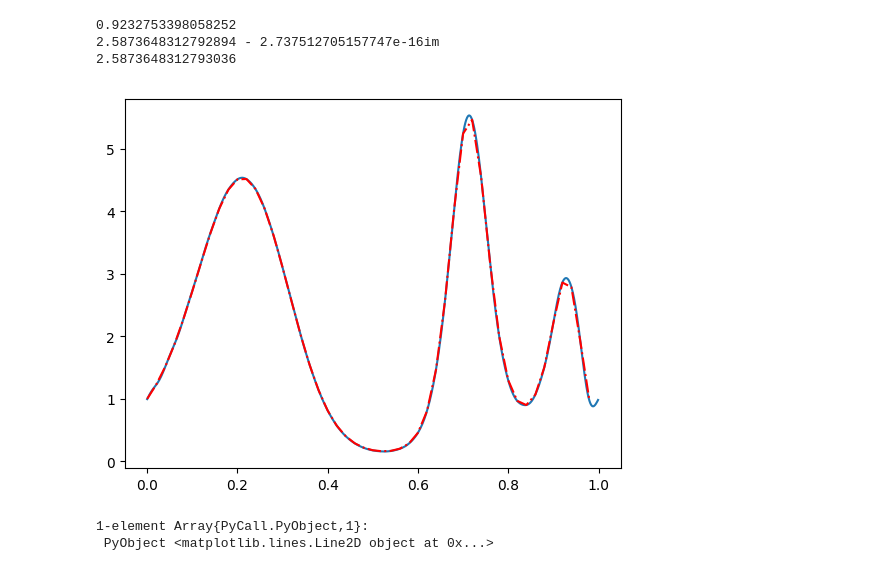
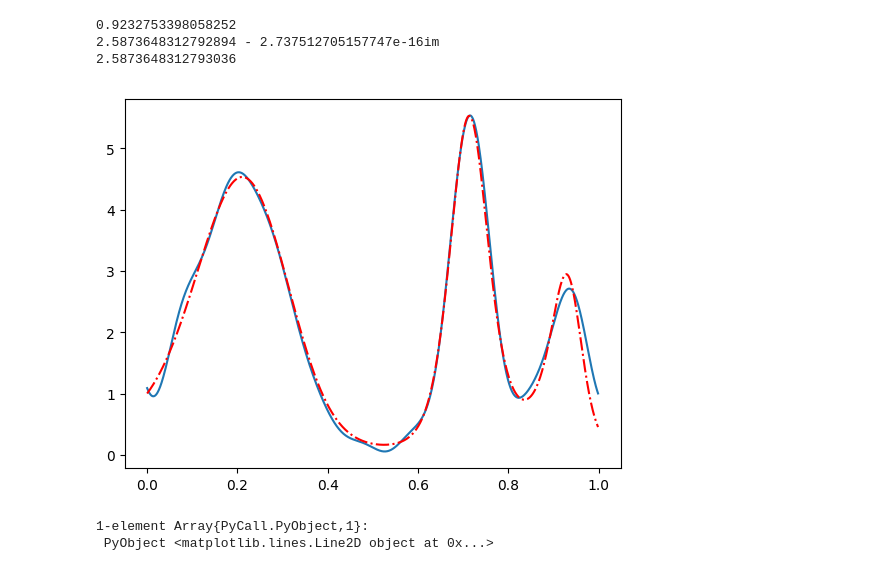
Before and after one commit to yhrtsai/M348-Fall-2017, a Jupyter notebook: Interpolation.ipynb, the cells around one changed output. Saved outputs shown, nothing was run; the diff lists cells and outputs as text; code cells hidden in the pictures.

```diff
--- a/Interpolation.ipynb
+++ b/Interpolation.ipynb
@@ -791,23 +800,24 @@ println(3cos(2π*38*x0))
 # %%
 using PyPlot
 
 f(x) = exp.(sin.(10x)+ sin.((4x).^2))
 
+
 #generate data to interpolate
-N=50
+N=18
 x=linspace(0,1-1/N,N)
 y=f.(x)
 
 z=linspace(0,1-1/1000,1000)
 f_int=zeros(length(z))
 
 for i=1:length(z)
    f_int[i]=real(trig_interp(y, z[i]))
 end
 
 plot(z, f_int)
-plot(x, y, "r-.")
+plot(z, f.(z), "r-.")
 # %% [output]
-[figure, old version]
+[figure, new version]
 1-element Array{PyCall.PyObject,1}:
  PyObject <matplotlib.lines.Line2D object at 0x...>
```
Also changed, not shown: parts of 12 cells of this notebook.
